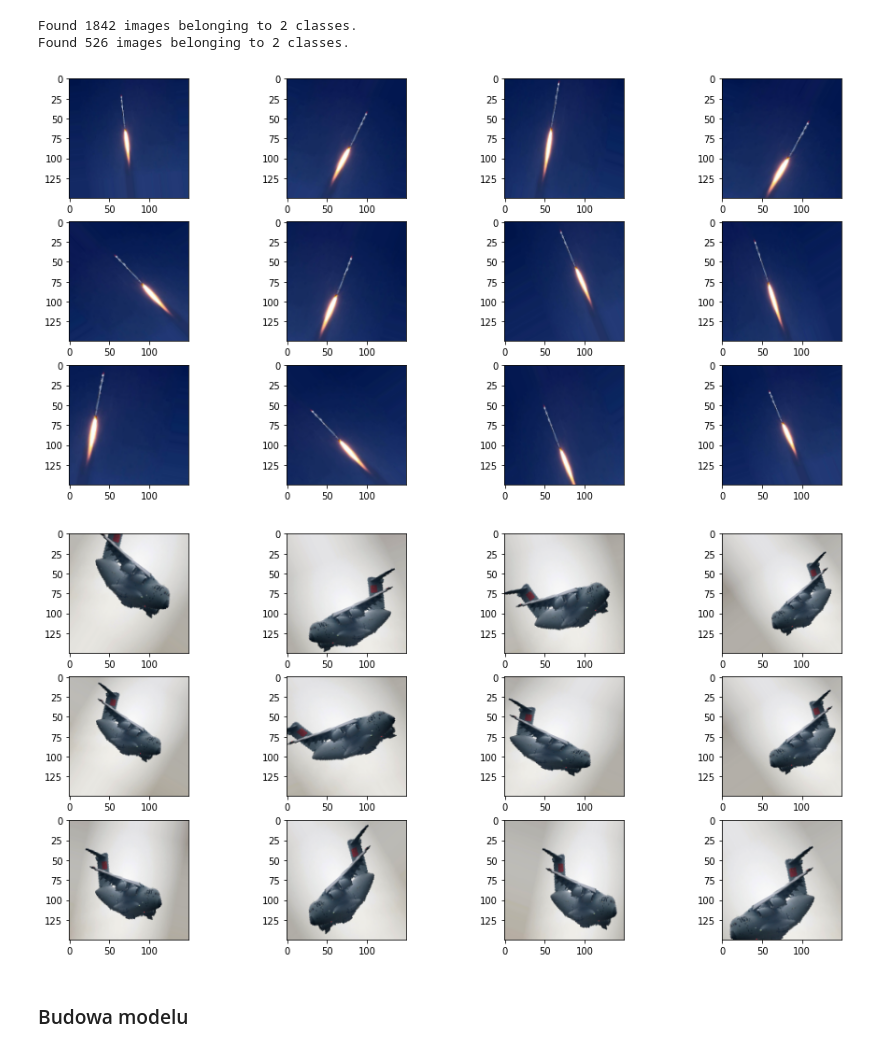
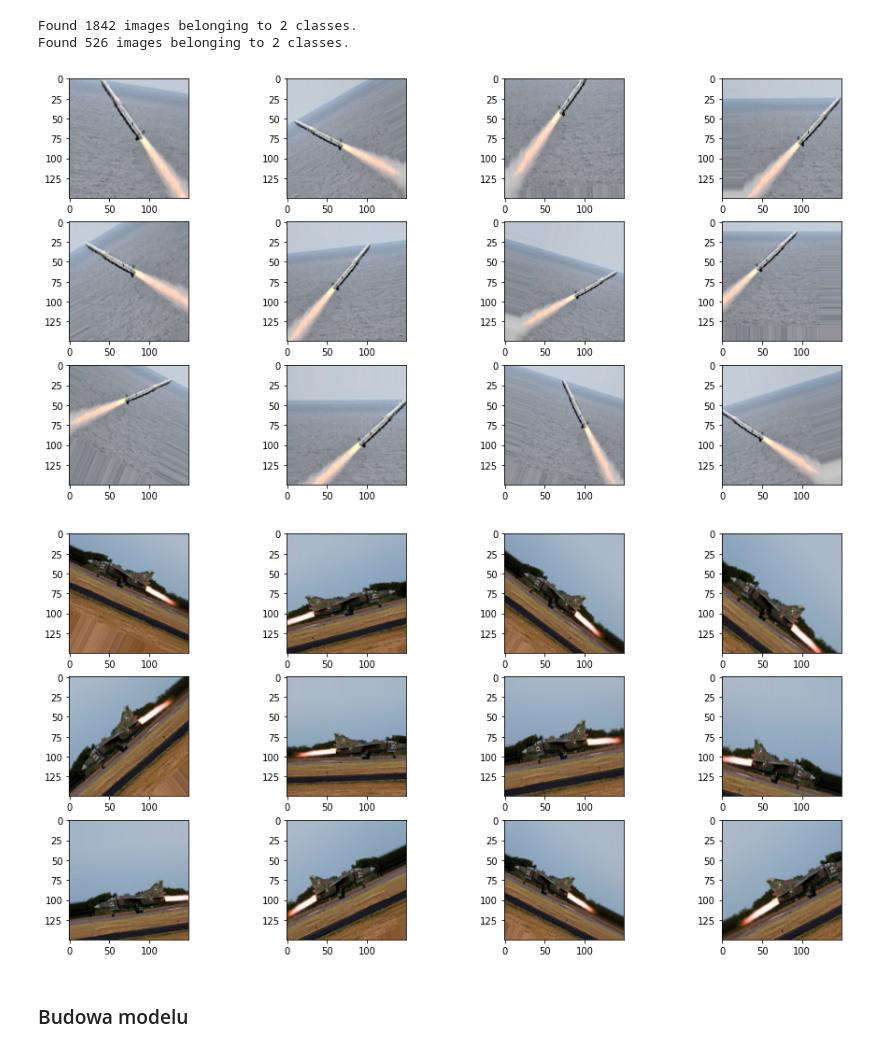
Before and after one commit to Zonner93/cnn-python-keras, a Jupyter notebook: cnn_missile_vs_fighter_jet.ipynb, the cells around one changed output. Saved outputs shown, nothing was run; the diff lists cells and outputs as text; code cells hidden in the pictures.

```diff
--- a/cnn_missile_vs_fighter_jet.ipynb
+++ b/cnn_missile_vs_fighter_jet.ipynb
@@ -156,7 +156,7 @@ passenger - zbiór testowy 131
 # %%
 # @title Wybierz indeks przykładowego zdjęcia pocisku ze zbioru treningowego:
 
-idx = 691  # @param {type:'slider', min:0, max:920}
+idx = 511  # @param {type:'slider', min:0, max:920}
 names_mapping = dict(enumerate(missile_file_names))
 img_path = os.path.join(train_missile_dir, names_mapping[idx])
 
@@ -172,7 +172,7 @@ plt.axis(False)
 # %%
 # @title Wybierz indeks przykładowego zdjęcia myśliwca ze zbioru treningowego:
 
-idx = 83  # @param {type:'slider', min:0, max:920}
+idx = 789  # @param {type:'slider', min:0, max:920}
 names_mapping = dict(enumerate(fighter_file_names))
 img_path = os.path.join(train_fighter_dir, names_mapping[idx])
 
@@ -238,16 +238,16 @@ def display_augmented_images(directory, idx):
             break
 # %%
 # @title Zbiór treningowy pocisku:
-idx = 78  # @param {type:'slider', min:0, max:920}
+idx = 511  # @param {type:'slider', min:0, max:920}
 display_augmented_images(train_missile_dir, idx)
 # %% [output]
-[figure, old version]
+[figure, new version]
 # %%
 # @title Zbiór treningowy myśliwca:
-idx = 796  # @param {type:'slider', min:0, max:920}
+idx = 789  # @param {type:'slider', min:0, max:920}
 display_augmented_images(train_fighter_dir, idx)
 # %% [output]
-[figure, old version]
+[figure, new version]
 # %% [markdown]
 ### Budowa modelu
 # %%
```
Also changed, not shown: parts of 15 cells of this notebook.
